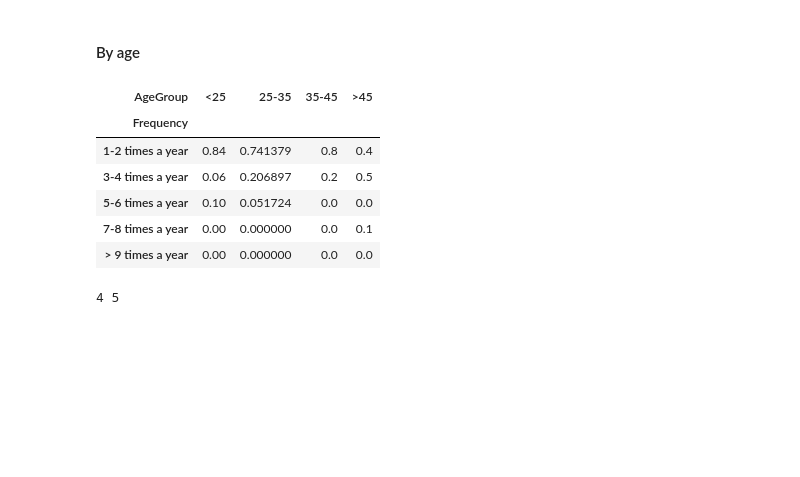
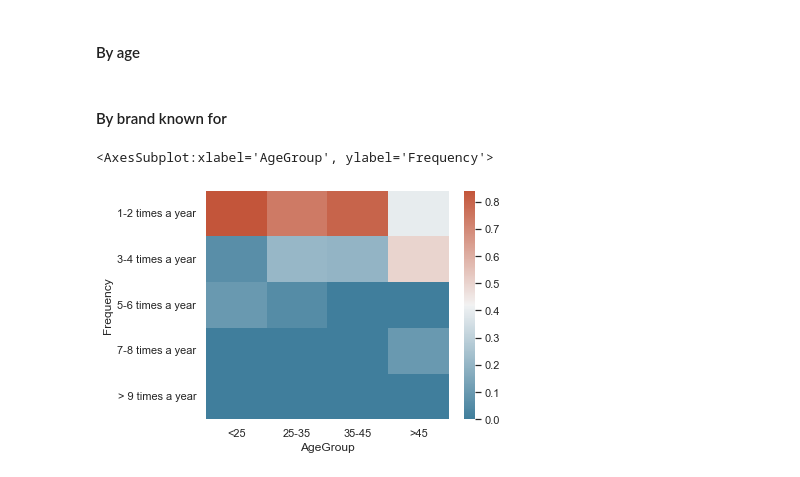
Before and after one commit to mksoc/thesis_data_analysis, a Jupyter notebook: src/survey_analysis.ipynb, the cells around one changed output. Cells and saved outputs as stored; diff of their text form; code cells hidden in the pictures; blank space fills up the shorter version.

Commit message:
Finished crosstabs

```diff
--- a/src/survey_analysis.ipynb
+++ b/src/survey_analysis.ipynb
@@ -200,3 +200,7 @@ prices_dict = {
 # Create new column with receipt amount
 new_column = 'ReceiptAmount'
 df[new_column] = df[column].map(lambda item: sum([prices_dict[i.strip()] for i in item.split(',') if i.strip() in prices_dict]), na_action='ignore')
+# %%
+# Create receipt groups
+df['ReceiptAmountGroup'] = pd.cut(df['ReceiptAmount'], [0, 20, 40, 60, 80, 1000])
+df['ReceiptAmountGroup'].value_counts().sort_index()
@@ -575,12 +600,14 @@ pcfg.save_fig('res01_customer_04_profession')
+# %% [markdown]
+#### By brand known for
 # %%
-by_age = pd.crosstab(df['Frequency'], df['AgeGroup'], normalize='columns', dropna=False)
-pcfg.heatmap(by_age, 'res02_frequency_01_age', xlabel='Age', ylabel='Purchase frequency', origin='lower')
+by_known = pd.crosstab(df['Frequency'], df['BrandKnownFor'], normalize='columns', dropna=False)
+pcfg.make_heatmap(by_known, 'res02_frequency_02_brand_known_for', xlabel='Brand known for', ylabel='Purchase frequency', origin='lower')
-# %% [output]
-| AgeGroup | <25 | 25-35 | 35-45 | >45 |
-| Frequency |  |  |  |  |
-| 1-2 times a year | 0.84 | 0.741379 | 0.8 | 0.4 |
-| 3-4 times a year | 0.06 | 0.206897 | 0.2 | 0.5 |
-| 5-6 times a year | 0.10 | 0.051724 | 0.0 | 0.0 |
-| 7-8 times a year | 0.00 | 0.000000 | 0.0 | 0.1 |
-| > 9 times a year | 0.00 | 0.000000 | 0.0 | 0.0 |
-4 5
+# %%
+import seaborn as sns
+import matplotlib.pyplot as plt
+sns.set_theme(style="white")
+cmap = sns.diverging_palette(230, 20, as_cmap=True)
+sns.heatmap(by_age, cmap=cmap)
+# %% [output]
+<AxesSubplot:xlabel='AgeGroup', ylabel='Frequency'>
+[figure, added]
```
Also changed, not shown: parts of 4 cells of this notebook, 1 other file.
